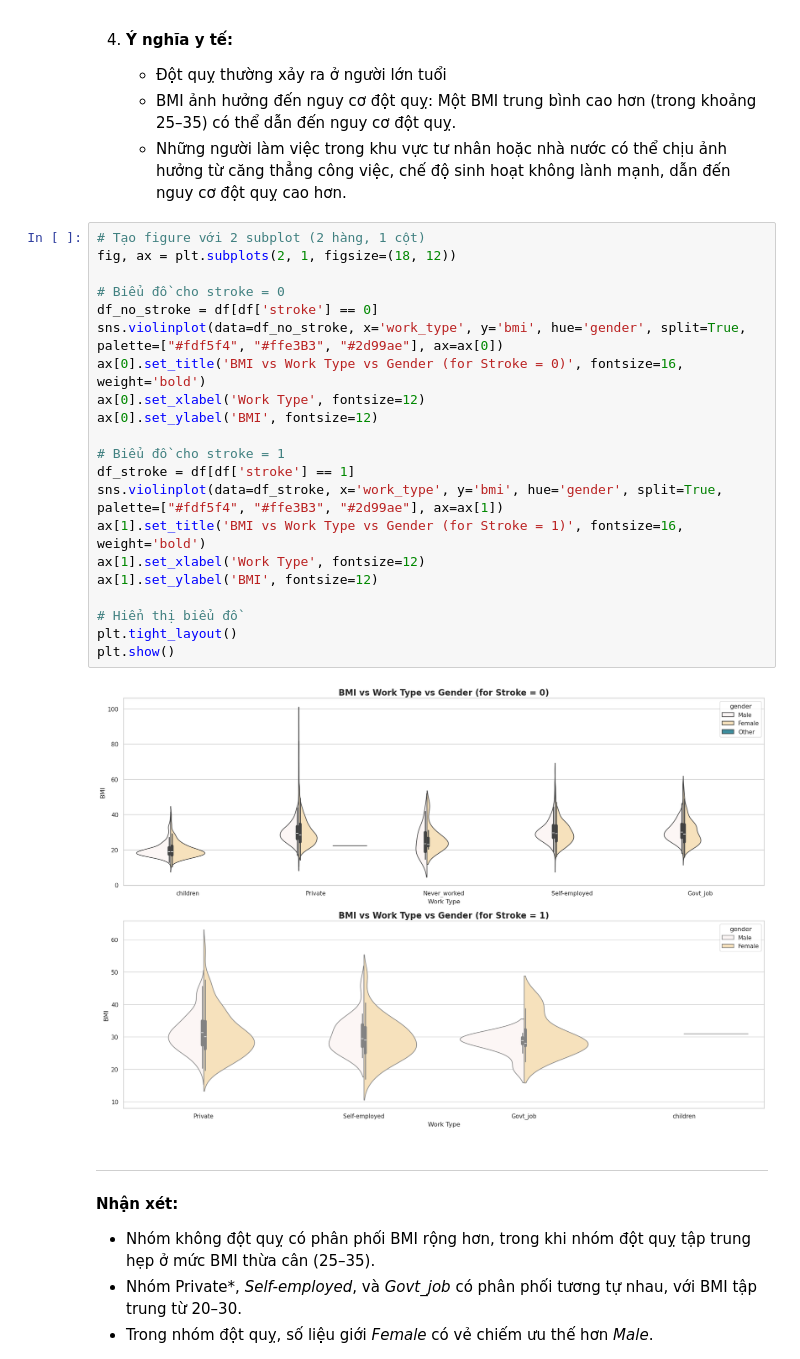
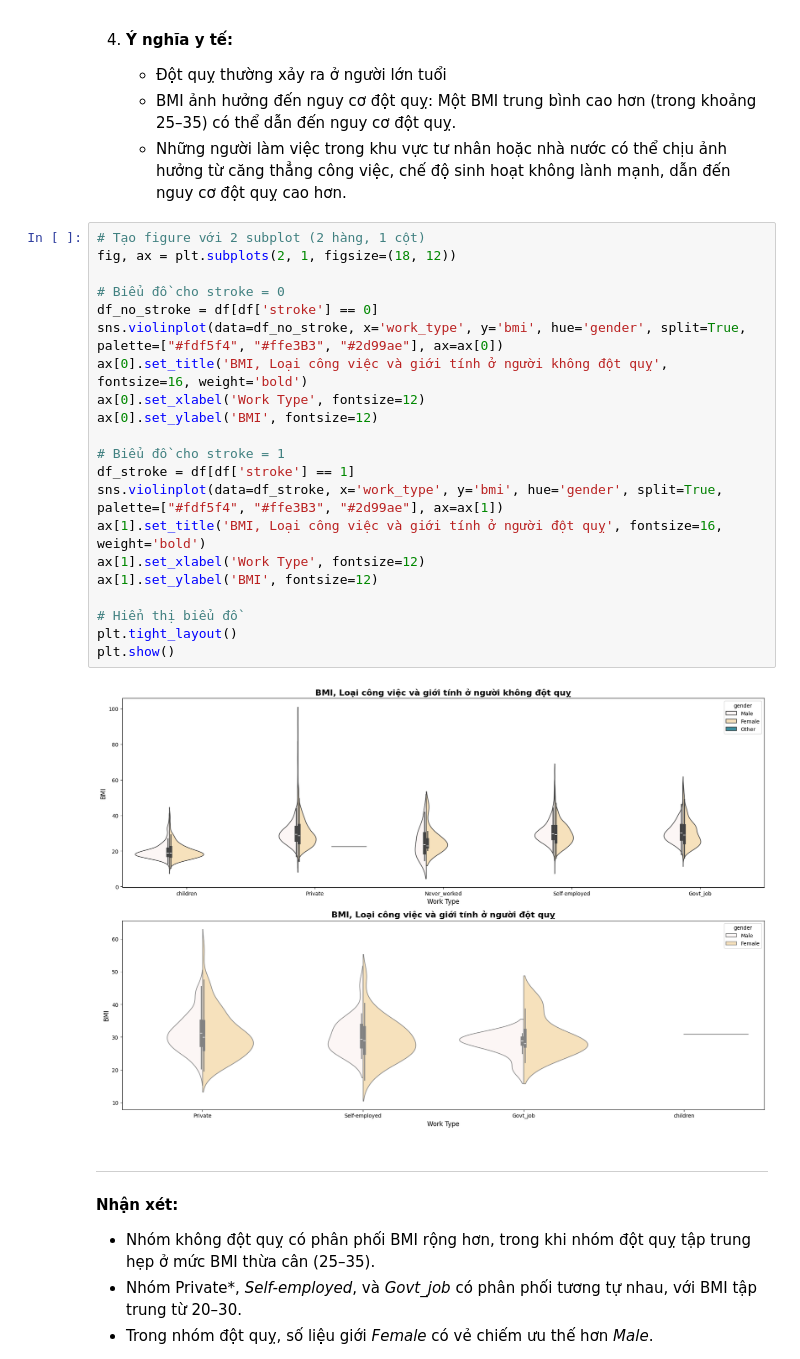
Before and after one commit to Ddyln/Stroke-Prediction-Analysis, a Jupyter notebook: report.ipynb, the cells around one changed output. Cells and saved outputs as stored; diff of their text form.

```diff
--- a/report.ipynb
+++ b/report.ipynb
@@ -1826,26 +1819,26 @@ plt.show()
 # %%
 # Tạo figure với 2 subplot (2 hàng, 1 cột)
 fig, ax = plt.subplots(2, 1, figsize=(18, 12))
 
 # Biểu đồ cho stroke = 0
 df_no_stroke = df[df['stroke'] == 0]
 sns.violinplot(data=df_no_stroke, x='work_type', y='bmi', hue='gender', split=True, palette=["#fdf5f4", "#ffe3B3", "#2d99ae"], ax=ax[0])
-ax[0].set_title('BMI vs Work Type vs Gender (for Stroke = 0)', fontsize=16, weight='bold')
+ax[0].set_title('BMI, Loại công việc và giới tính ở người không đột quỵ', fontsize=16, weight='bold')
 ax[0].set_xlabel('Work Type', fontsize=12)
 ax[0].set_ylabel('BMI', fontsize=12)
 
 # Biểu đồ cho stroke = 1
 df_stroke = df[df['stroke'] == 1]
 sns.violinplot(data=df_stroke, x='work_type', y='bmi', hue='gender', split=True, palette=["#fdf5f4", "#ffe3B3", "#2d99ae"], ax=ax[1])
-ax[1].set_title('BMI vs Work Type vs Gender (for Stroke = 1)', fontsize=16, weight='bold')
+ax[1].set_title('BMI, Loại công việc và giới tính ở người đột quỵ', fontsize=16, weight='bold')
 ax[1].set_xlabel('Work Type', fontsize=12)
 ax[1].set_ylabel('BMI', fontsize=12)
 
 # Hiển thị biểu đồ
 plt.tight_layout()
 plt.show()
 # %% [output]
-[figure, old version]
+[figure, new version]
 # %% [markdown]
 ---
 **Nhận xét:**
```
Also changed, not shown: parts of 8 cells of this notebook.
